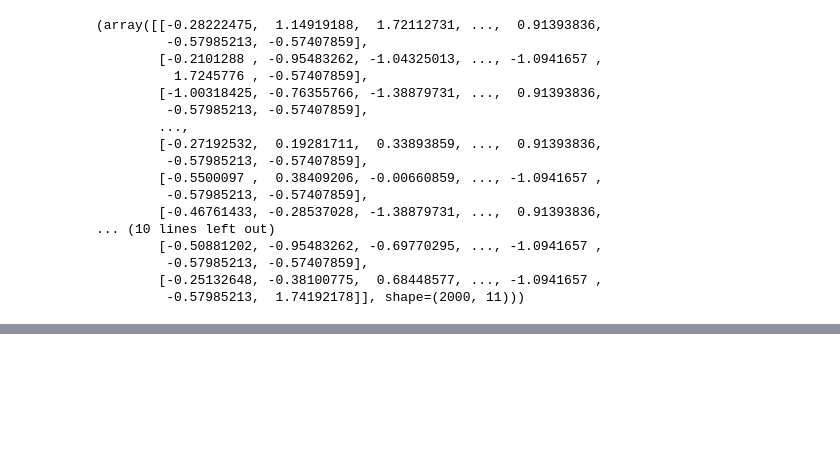
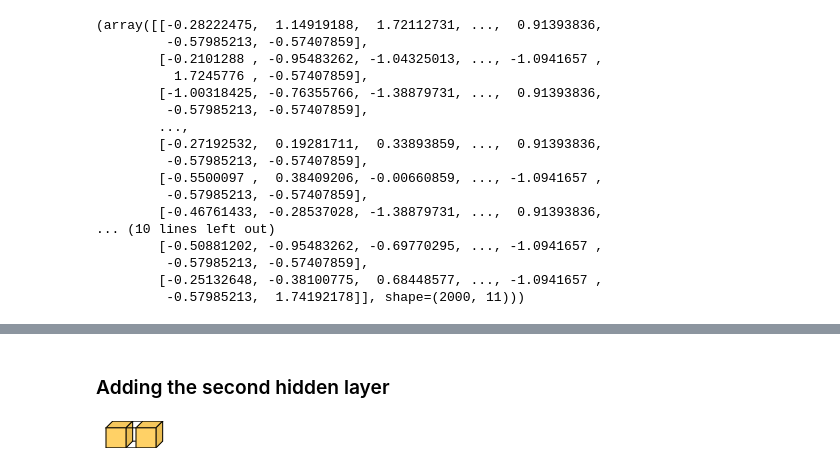
Before and after one commit to vishaltechevangelist/project-predict-bank-customer-churn-through-neural-net, a Jupyter notebook: ann-predict-customer-churn.ipynb, the cells around one changed output, grey strips where cells are left out. Cells and saved outputs as stored; diff of their text form; code cells hidden in the pictures; blank space fills up the shorter version.

```diff
--- a/ann-predict-customer-churn.ipynb
+++ b/ann-predict-customer-churn.ipynb
@@ -203,0 +222,7 @@ X_train, X_test
+# %% [markdown]
+### Adding the second hidden layer
+# %%
+ann_model.add(Dense(units=8, activation='relu'))
+visualkeras.layered_view(ann_model)
+# %% [output]
+[figure, added]
```
Also changed, not shown: parts of 13 cells of this notebook.
